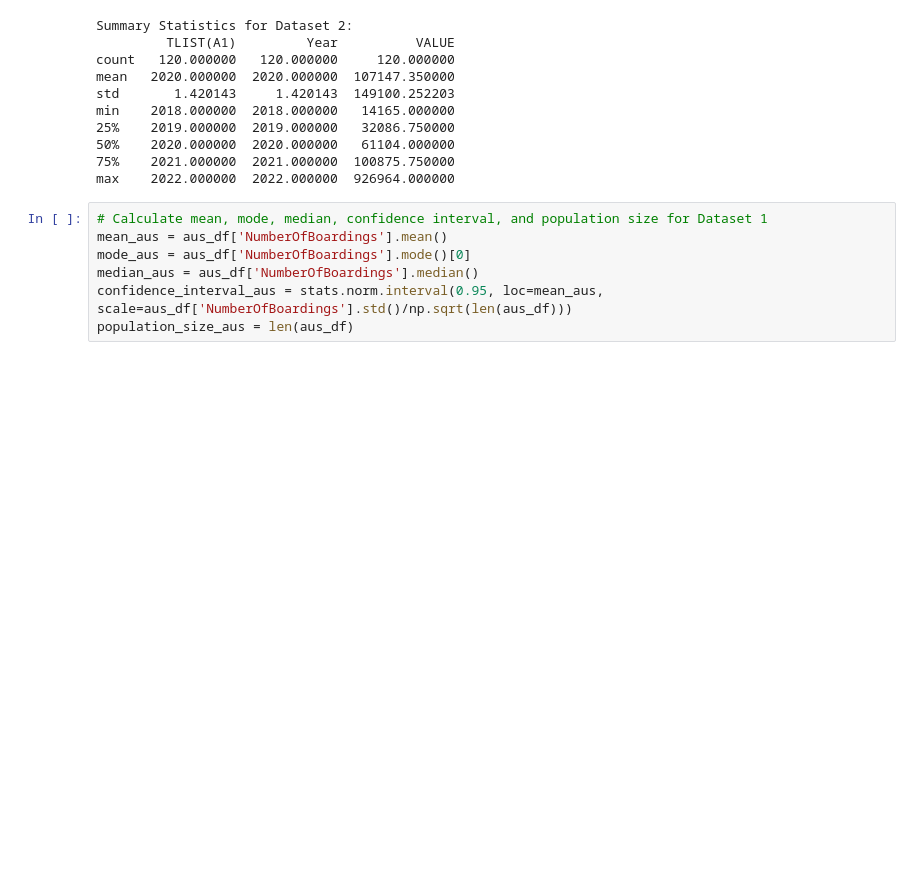
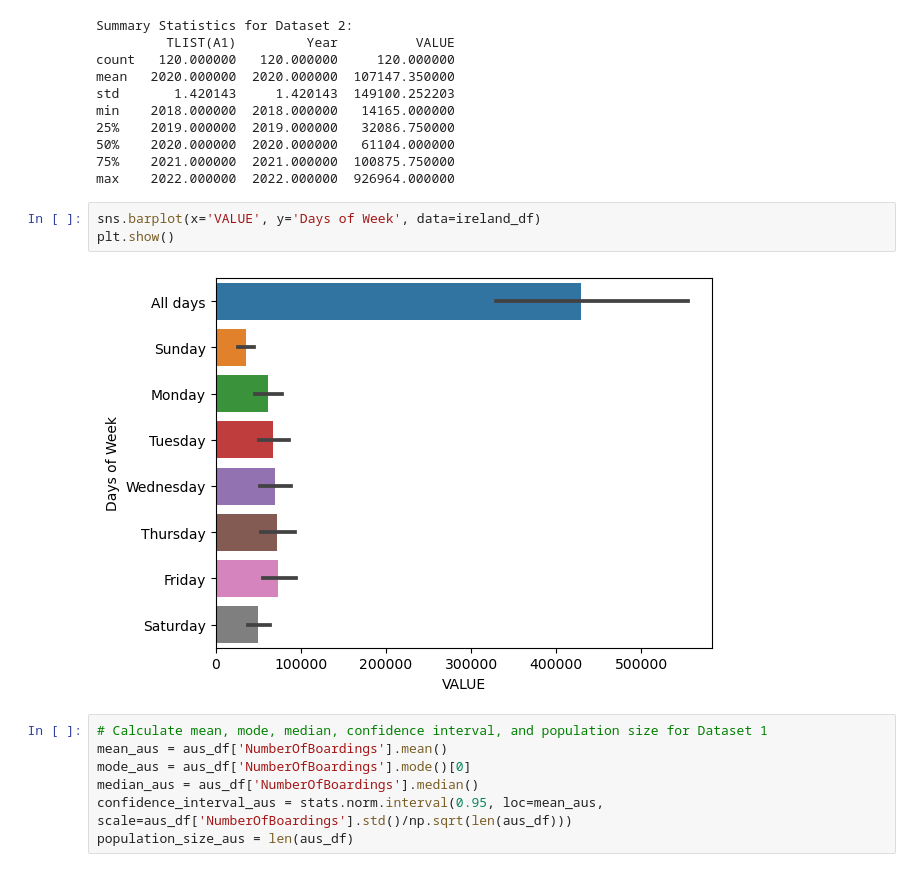
Before and after one commit to 2021402/CA-02-MSc-Data-Analytics, a Jupyter notebook: Project Code CA 2.ipynb, the cells around one changed output. Cells and saved outputs as stored; diff of their text form; blank space fills up the shorter version.

```diff
--- a/Project Code CA 2.ipynb
+++ b/Project Code CA 2.ipynb
@@ -349,6 +358,11 @@ min    2018.000000  2018.000000   14165.000000
 50%    2020.000000  2020.000000   61104.000000
 75%    2021.000000  2021.000000  100875.750000
 max    2022.000000  2022.000000  926964.000000
+# %%
+sns.barplot(x='VALUE', y='Days of Week', data=ireland_df)
+plt.show()
+# %% [output]
+[figure, added]
 # %%
 # Calculate mean, mode, median, confidence interval, and population size for Dataset 1
 mean_aus = aus_df['NumberOfBoardings'].mean()
```
Also changed, not shown: parts of 46 cells of this notebook.
